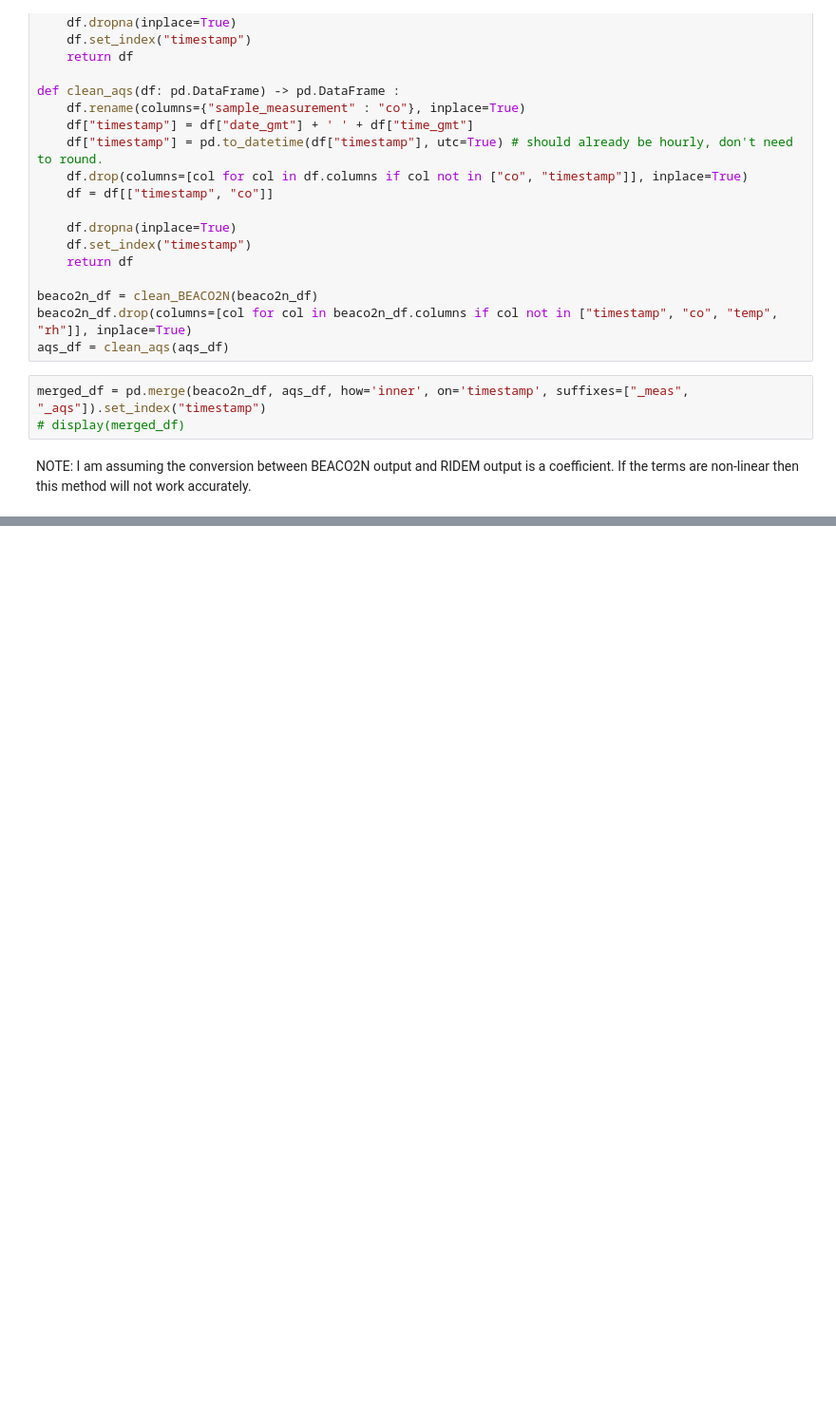
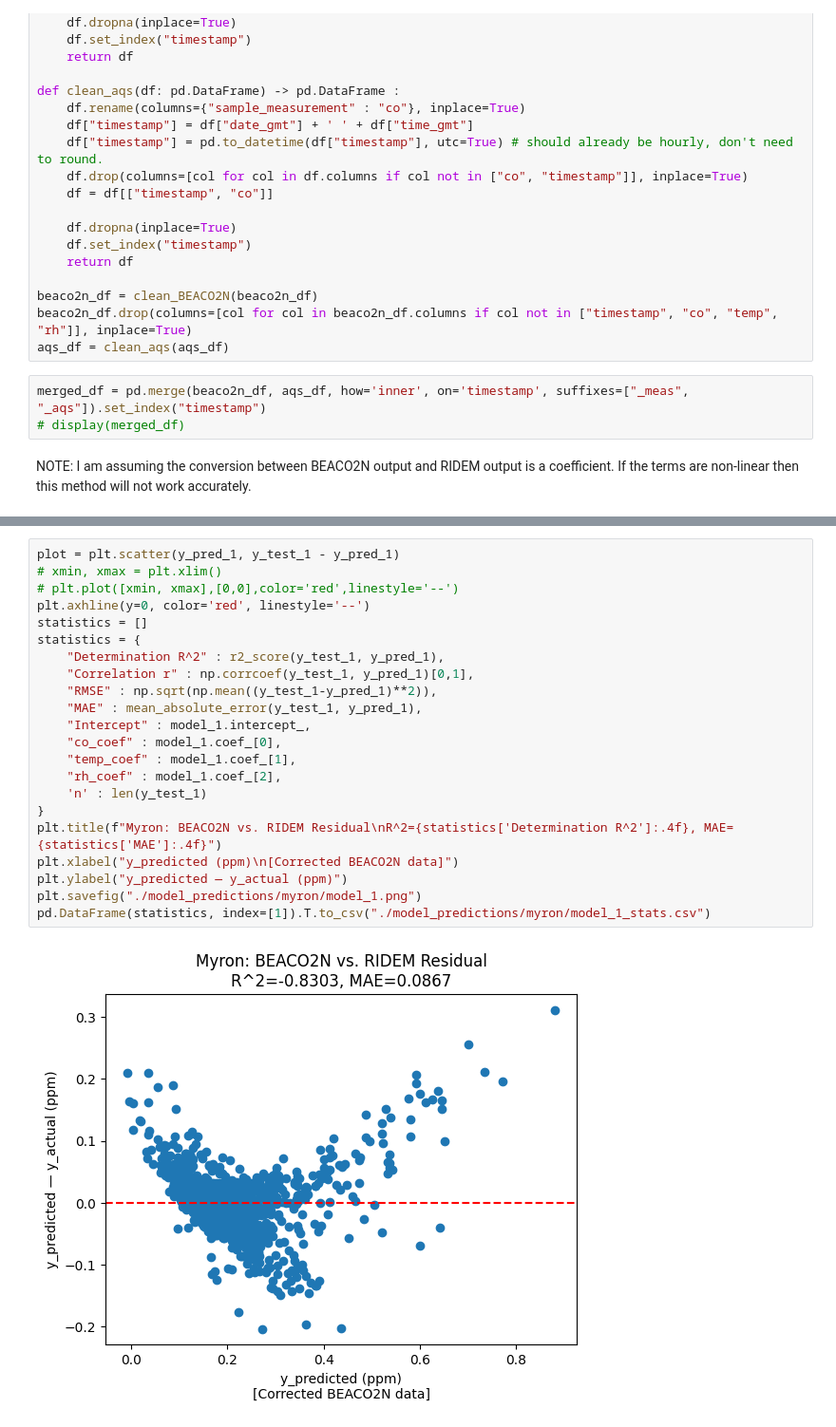
Before and after one commit to dwoodilla/bpp-scripts, a Jupyter notebook: myron_calibration.ipynb, the cells around one changed output, grey strips where cells are left out. Shown: that part at 95% size. Saved outputs shown, nothing was run; the diff lists cells and outputs as text; blank space fills up the shorter version.

```diff
--- a/myron_calibration.ipynb
+++ b/myron_calibration.ipynb
@@ -187,0 +183,24 @@ Name: co_aqs, Length: 3512, dtype: float64
+# %%
+plot = plt.scatter(y_pred_1, y_test_1 - y_pred_1)
+# xmin, xmax = plt.xlim()
+# plt.plot([xmin, xmax],[0,0],color='red',linestyle='--')
+plt.axhline(y=0, color='red', linestyle='--')
+statistics = []
+statistics = {
+    "Determination R^2" : r2_score(y_test_1, y_pred_1),
+    "Correlation r" : np.corrcoef(y_test_1, y_pred_1)[0,1],
+    "RMSE" : np.sqrt(np.mean((y_test_1-y_pred_1)**2)),
+    "MAE" : mean_absolute_error(y_test_1, y_pred_1),
+    "Intercept" : model_1.intercept_,
+    "co_coef" : model_1.coef_[0],
+    "temp_coef" : model_1.coef_[1],
+    "rh_coef" : model_1.coef_[2],
+    'n' : len(y_test_1)
+}
+plt.title(f"Myron: BEACO2N vs. RIDEM Residual\nR^2={statistics['Determination R^2']:.4f}, MAE={statistics['MAE']:.4f}")
+plt.xlabel("y_predicted (ppm)\n[Corrected BEACO2N data]")
+plt.ylabel("y_predicted — y_actual (ppm)")
+plt.savefig("./model_predictions/myron/model_1.png")
+pd.DataFrame(statistics, index=[1]).T.to_csv("./model_predictions/myron/model_1_stats.csv")
+# %% [output]
+[figure, added]
```
Also changed, not shown: parts of 7 cells of this notebook, 19 other files.
